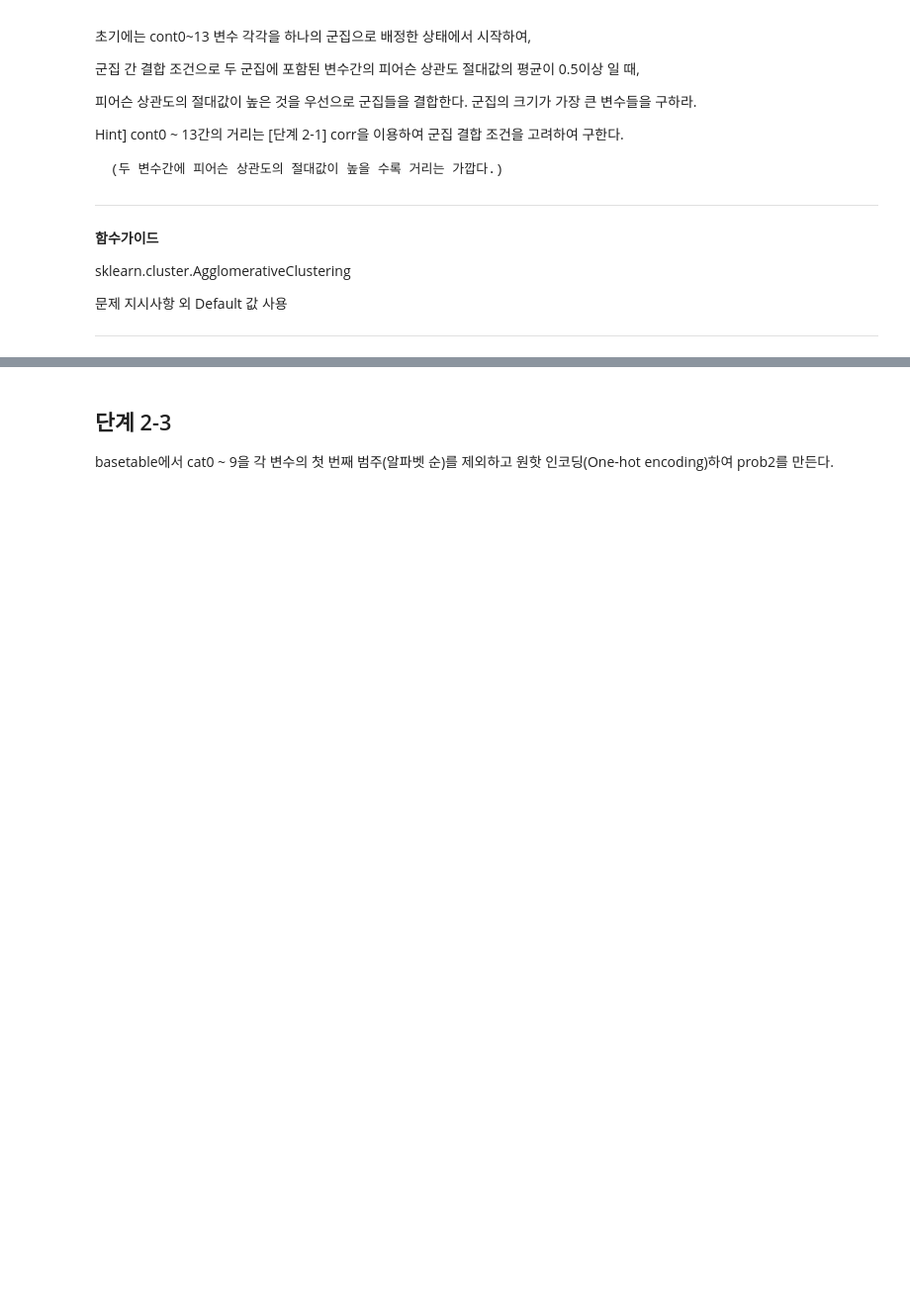
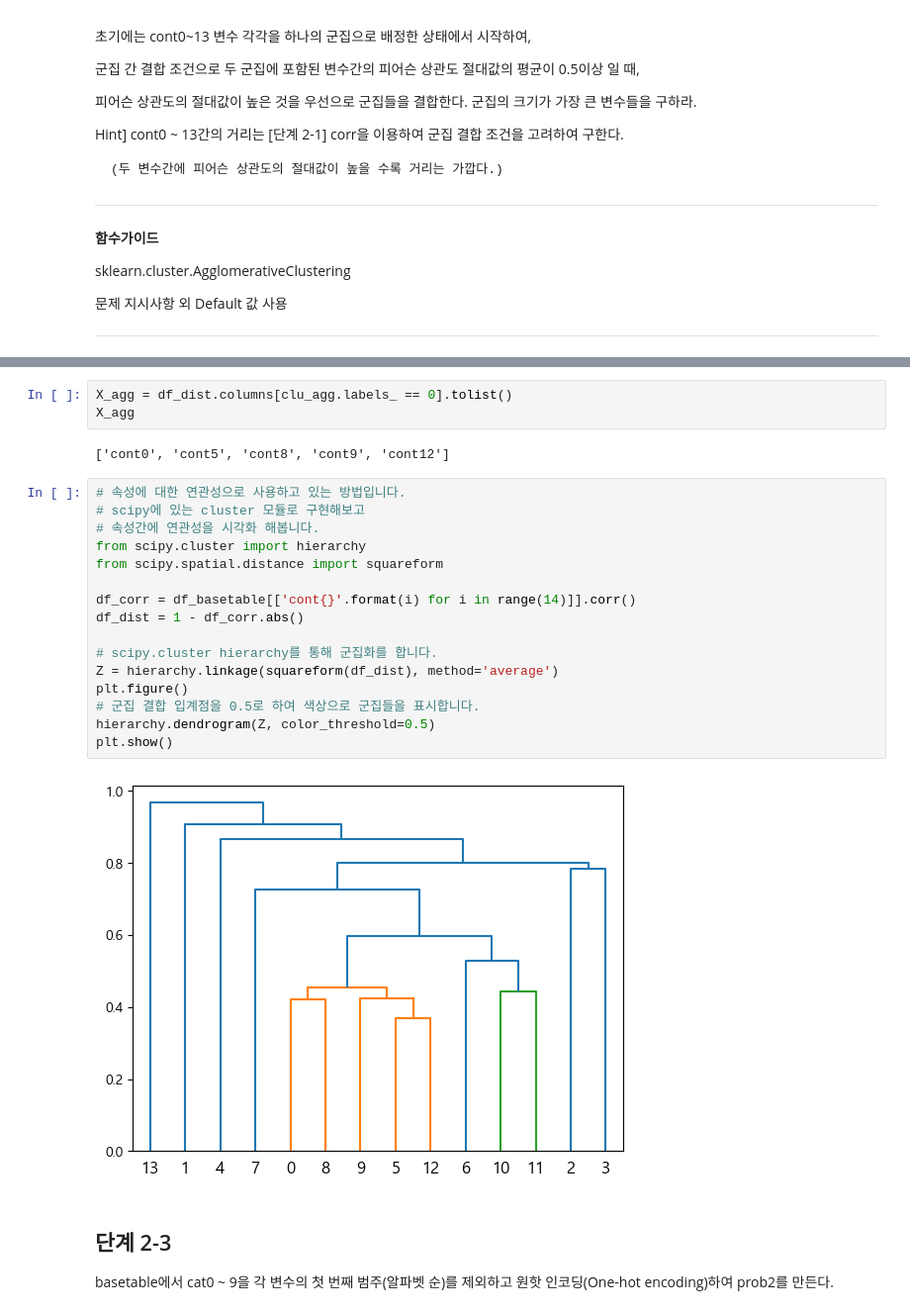
Before and after one commit to sunkusun9/DS_lv3_2312, a Jupyter notebook: sec_ds_lv3_prob2_prob.ipynb, the cells around one changed output, grey strips where cells are left out. Shown: that part at 99% size. Drawn from its saved outputs; the diff is of its cells as text; blank space fills up the shorter version.

```diff
--- a/sec_ds_lv3_prob2_prob.ipynb
+++ b/sec_ds_lv3_prob2_prob.ipynb
@@ -516,3 +544,26 @@ sklearn.cluster.AgglomerativeClustering
+# %%
+X_agg = df_dist.columns[clu_agg.labels_ == 0].tolist()
+X_agg
+# %% [output]
+['cont0', 'cont5', 'cont8', 'cont9', 'cont12']
+# %%
+# 속성에 대한 연관성으로 사용하고 있는 방법입니다.
+# scipy에 있는 cluster 모듈로 구현해보고
+# 속성간에 연관성을 시각화 해봅니다.
+from scipy.cluster import hierarchy
+from scipy.spatial.distance import squareform
+
+df_corr = df_basetable[['cont{}'.format(i) for i in range(14)]].corr()
+df_dist = 1 - df_corr.abs()
+
+# scipy.cluster hierarchy를 통해 군집화를 합니다.
+Z = hierarchy.linkage(squareform(df_dist), method='average')
+plt.figure()
+# 군집 결합 입계점을 0.5로 하여 색상으로 군집들을 표시합니다.
+hierarchy.dendrogram(Z, color_threshold=0.5)
+plt.show()
+# %% [output]
+[figure, added]
 # %% [markdown]
 ## 단계 2-3
 
```
Also changed, not shown: parts of 49 cells of this notebook.
